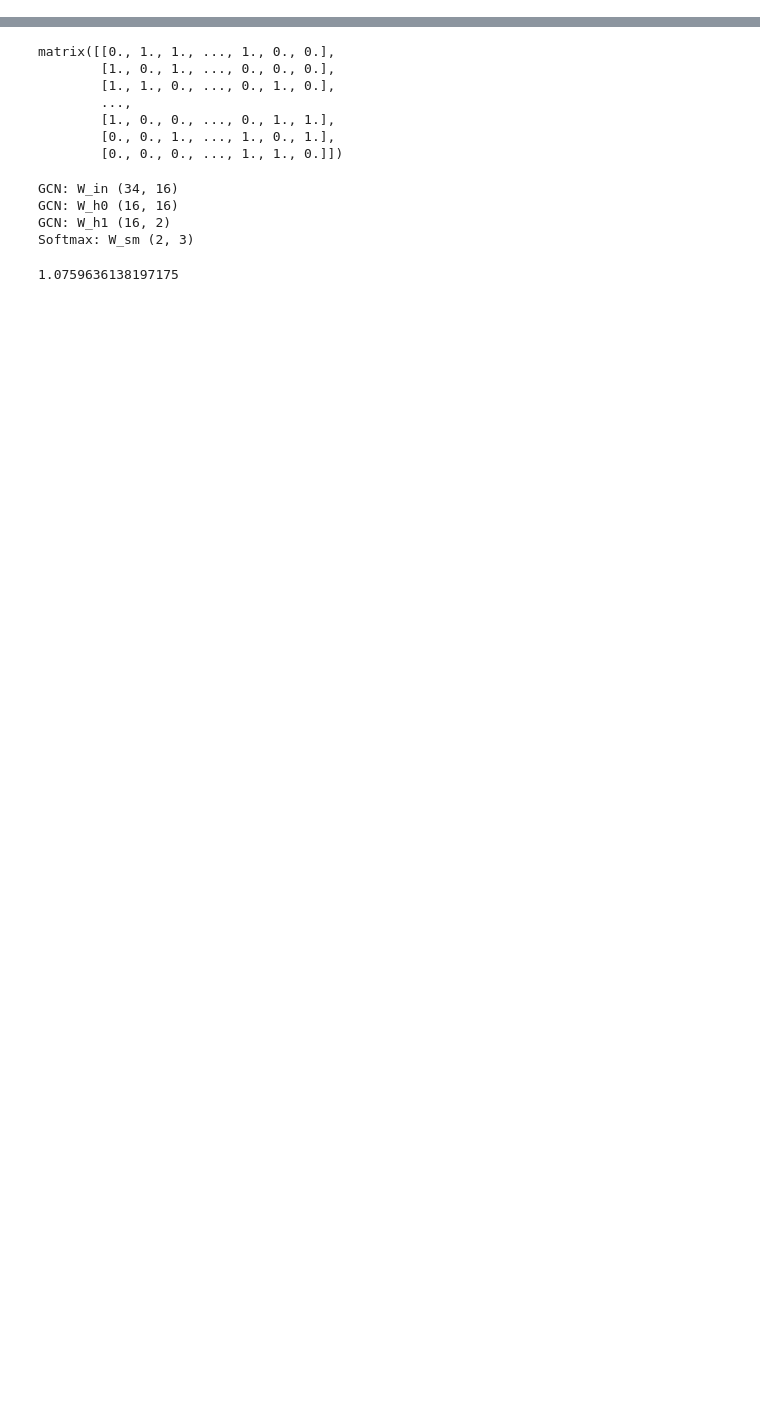
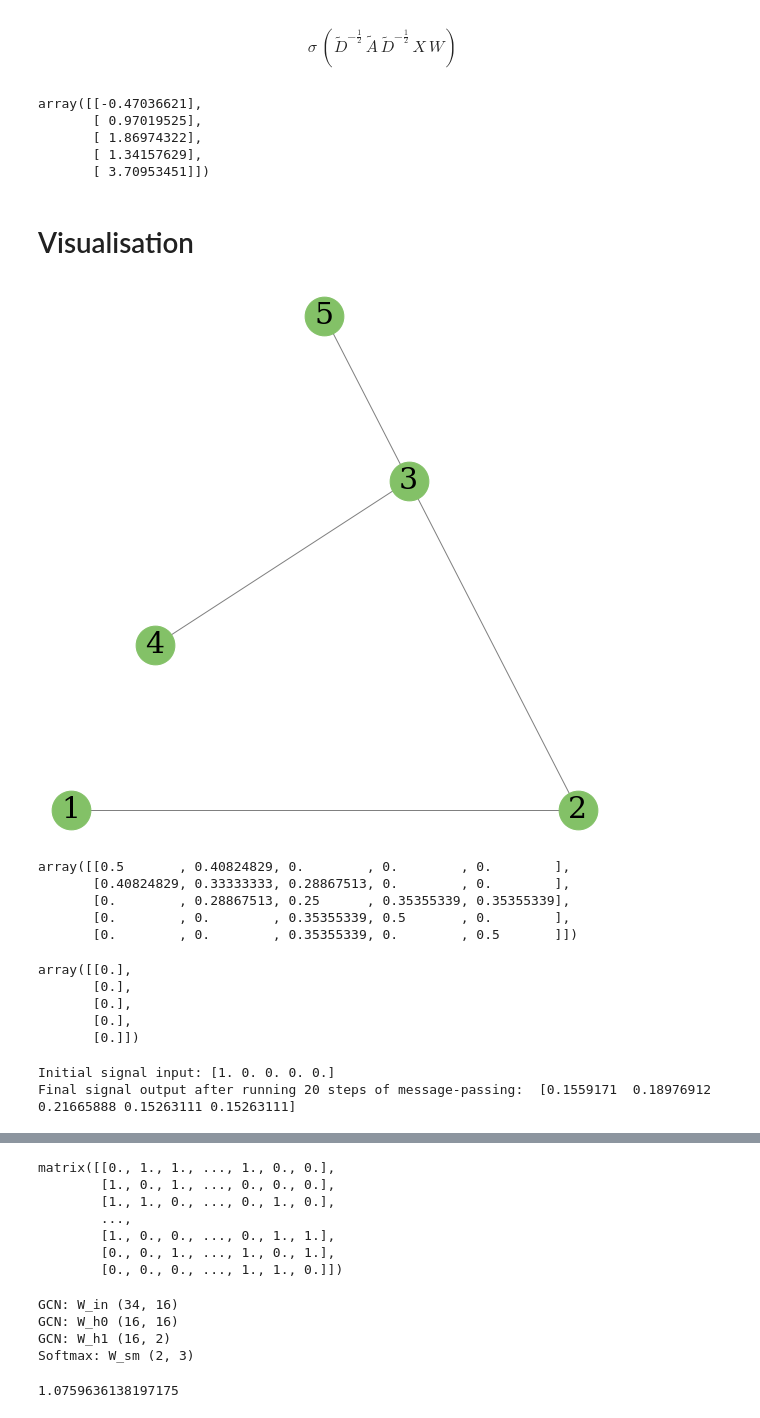
Before and after one commit to Demirrr/Fundamentals, a Jupyter notebook: DeepLearning/13. Graph Convolutional Networks.ipynb, the cells around one changed output, grey strips where cells are left out. Drawn from its saved outputs; the diff is of its cells as text; code cells hidden in the pictures; blank space fills up the shorter version.

```diff
--- a/DeepLearning/13. Graph Convolutional Networks.ipynb
+++ b/DeepLearning/13. Graph Convolutional Networks.ipynb
@@ -69,0 +199,16 @@ array([[0.5       , 0.40824829, 0.        , 0.        , 0.        ],
+# %% [markdown]
+$$\sigma \,( \tilde{D}^{-\frac{1}{2}} \, \tilde{A} \, \tilde{D}^{-\frac{1}{2}} \, X \, W)$$
+# %%
+X=np.random.randn(5,5)
+W=np.random.randn(5,1)
+
+# New Representation of input.
+D_tilda_inv_sqrt @ A_tilda @ D_tilda_inv_sqrt @ X @ W
+# %% [output]
+array([[-0.47036621],
+       [ 0.97019525],
+       [ 1.86974322],
+       [ 1.34157629],
+       [ 3.70953451]])
+# %% [markdown]
+# Visualisation
@@ -69,0 +230,27 @@ array([[0.5       , 0.40824829, 0.        , 0.        , 0.        ],
+# %%
+fig, ax = plt.subplots(figsize=(10,10))
+nx.draw(
+    g, pos, with_labels=True,
+    labels=node_labels,
+    node_color='#83C167', edge_color='gray', node_size=1500, font_size=30, font_family='serif'
+)
+# %% [output]
+[figure, added]
+# %%
+A_hat = D_mod_invroot @ A_mod @ D_mod_invroot
+A_hat
+# %% [output]
+array([[0.5       , 0.40824829, 0.        , 0.        , 0.        ],
+       [0.40824829, 0.33333333, 0.28867513, 0.        , 0.        ],
+       [0.        , 0.28867513, 0.25      , 0.35355339, 0.35355339],
+       [0.        , 0.        , 0.35355339, 0.5       , 0.        ],
+       [0.        , 0.        , 0.35355339, 0.        , 0.5       ]])
+# %%
+H = np.zeros((g.number_of_nodes(), 1))
+H
+# %% [output]
+array([[0.],
+       [0.],
+       [0.],
+       [0.],
+       [0.]])
@@ -69,0 +259,12 @@ array([[0.5       , 0.40824829, 0.        , 0.        , 0.        ],
+# %%
+#
+iters = 20
+results = [H.flatten()]
+for i in range(iters):
+    H = A_hat @ H
+    results.append(H.flatten())
+print(f"Initial signal input: {results[0]}")
+print(f"Final signal output after running {iters} steps of message-passing:  {results[-1]}")
+# %% [output]
+Initial signal input: [1. 0. 0. 0. 0.]
+Final signal output after running 20 steps of message-passing:  [0.1559171  0.18976912 0.21665888 0.15263111 0.15263111]
```
Also changed, not shown: parts of 52 cells of this notebook.
